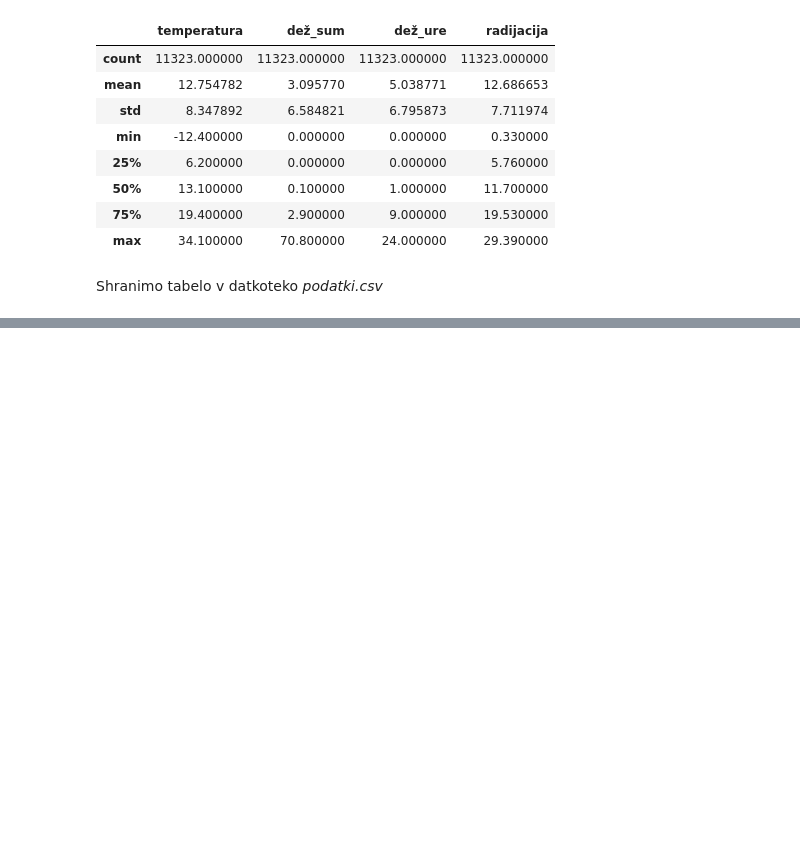
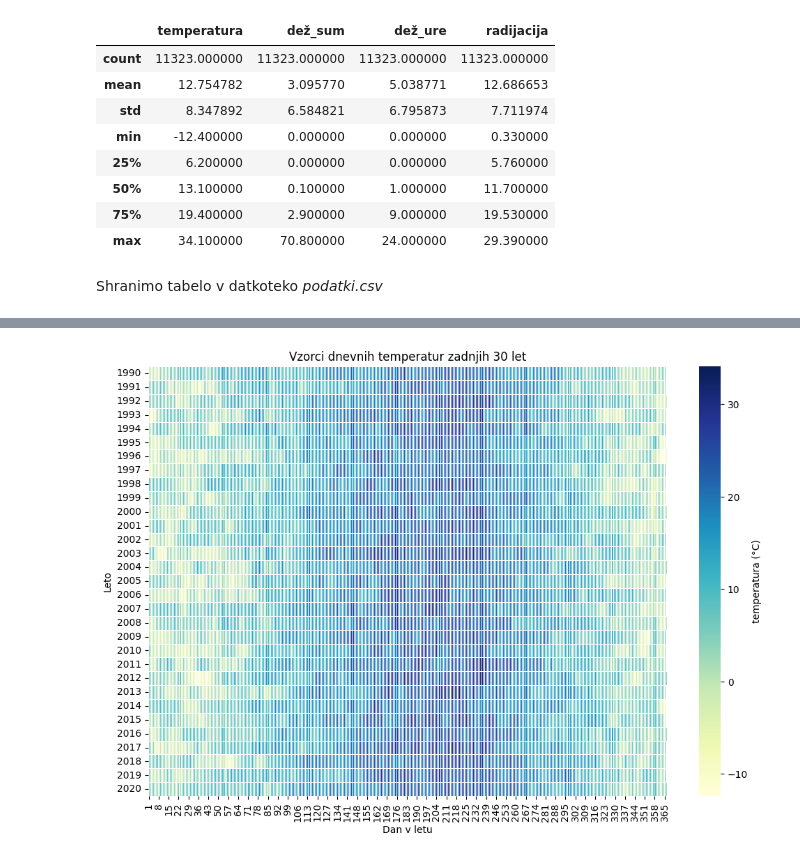
Before and after one commit to DavidSilc/UVP-analiza0, a Jupyter notebook: rezultati.ipynb, the cells around one changed output, grey strips where cells are left out. Cells and saved outputs as stored; diff of their text form; code cells hidden in the pictures; blank space fills up the shorter version.

```diff
--- a/rezultati.ipynb
+++ b/rezultati.ipynb
@@ -61,0 +149,4 @@ podatki.shrani_tabelo(df, "podatki")
+# %%
+analiza.heatmap_temperatura(df)
+# %% [output]
+[figure, added]
```
Also changed, not shown: parts of 18 cells of this notebook.
